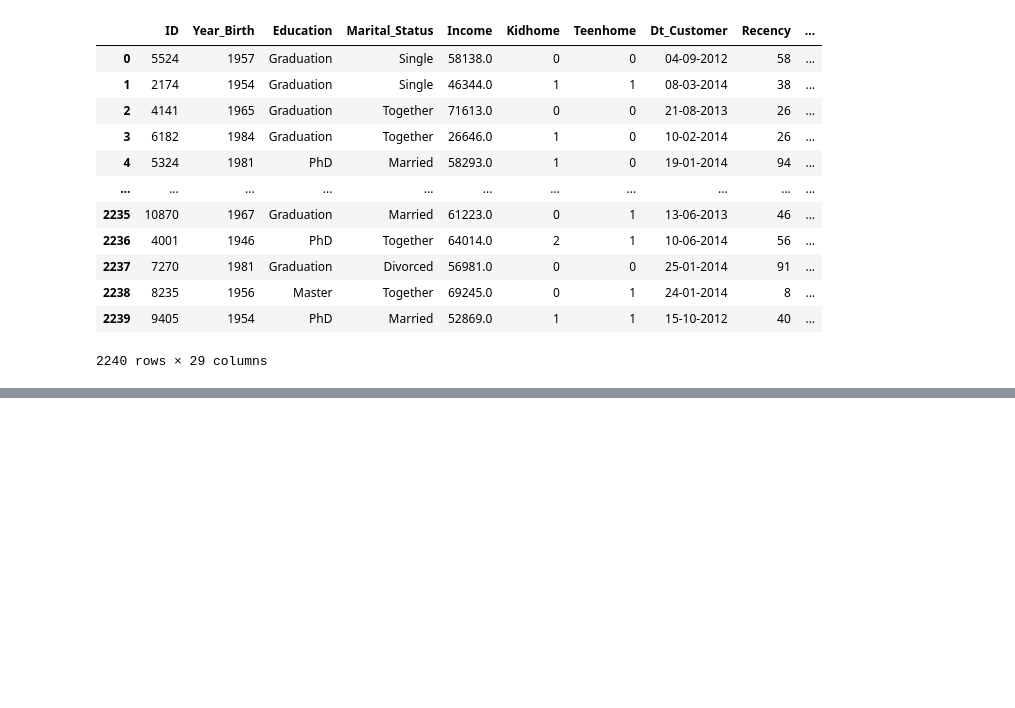
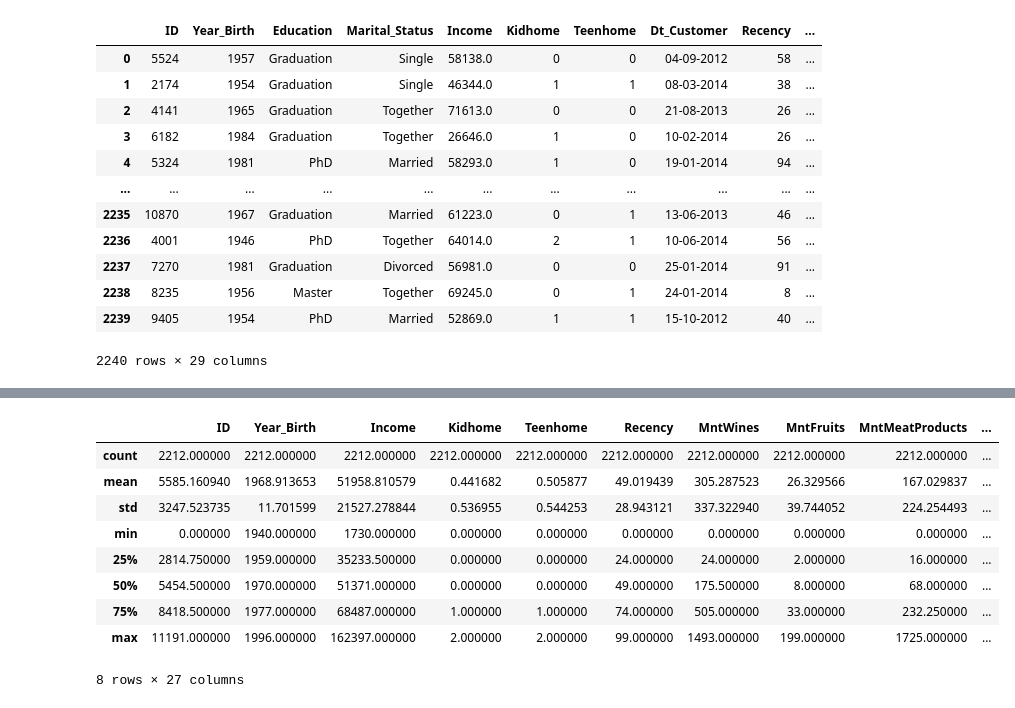
Before and after one commit to FrancescoManca-FM/Project_Mining_Large_Dataset, a Jupyter notebook: project.ipynb, the cells around one changed output, grey strips where cells are left out. Drawn from its saved outputs; the diff is of its cells as text; code cells hidden in the pictures; blank space fills up the shorter version.

```diff
--- a/project.ipynb
+++ b/project.ipynb
@@ -19,0 +125,16 @@ df
+# %%
+df["Age"] = 2021-df["Year_Birth"]
+df = df[df["Age"]<90]
+# %%
+df.describe()
+# %% [output]
+|  | ID | Year_Birth | Income | Kidhome | Teenhome | Recency | MntWines | MntFruits | MntMeatProducts | ... |
+| count | 2212.000000 | 2212.000000 | 2212.000000 | 2212.000000 | 2212.000000 | 2212.000000 | 2212.000000 | 2212.000000 | 2212.000000 | ... |
+| mean | 5585.160940 | 1968.913653 | 51958.810579 | 0.441682 | 0.505877 | 49.019439 | 305.287523 | 26.329566 | 167.029837 | ... |
+| std | 3247.523735 | 11.701599 | 21527.278844 | 0.536955 | 0.544253 | 28.943121 | 337.322940 | 39.744052 | 224.254493 | ... |
+| min | 0.000000 | 1940.000000 | 1730.000000 | 0.000000 | 0.000000 | 0.000000 | 0.000000 | 0.000000 | 0.000000 | ... |
+| 25% | 2814.750000 | 1959.000000 | 35233.500000 | 0.000000 | 0.000000 | 24.000000 | 24.000000 | 2.000000 | 16.000000 | ... |
+| 50% | 5454.500000 | 1970.000000 | 51371.000000 | 0.000000 | 0.000000 | 49.000000 | 175.500000 | 8.000000 | 68.000000 | ... |
+| 75% | 8418.500000 | 1977.000000 | 68487.000000 | 1.000000 | 1.000000 | 74.000000 | 505.000000 | 33.000000 | 232.250000 | ... |
+| max | 11191.000000 | 1996.000000 | 162397.000000 | 2.000000 | 2.000000 | 99.000000 | 1493.000000 | 199.000000 | 1725.000000 | ... |
+8 rows × 27 columns
```
Also changed, not shown: parts of 11 cells of this notebook.
